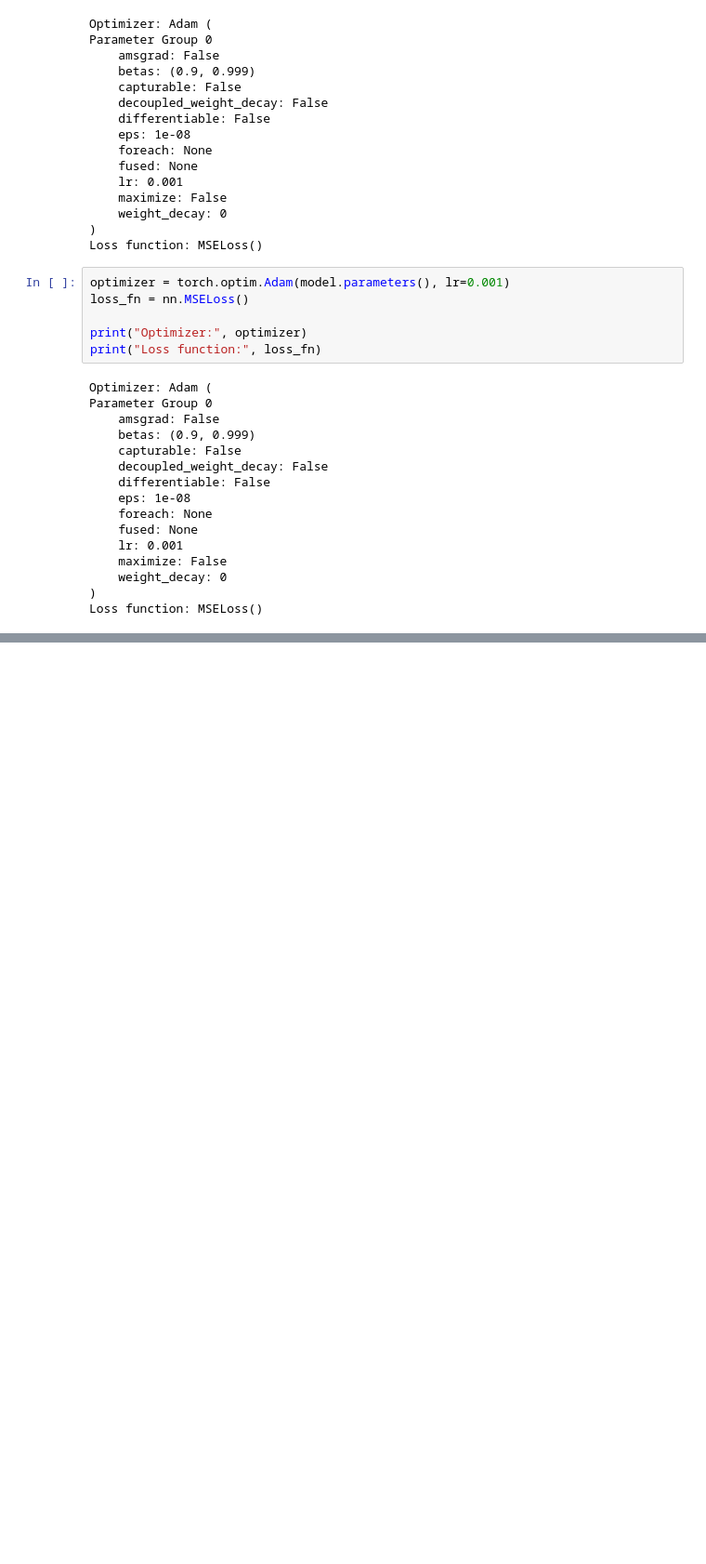
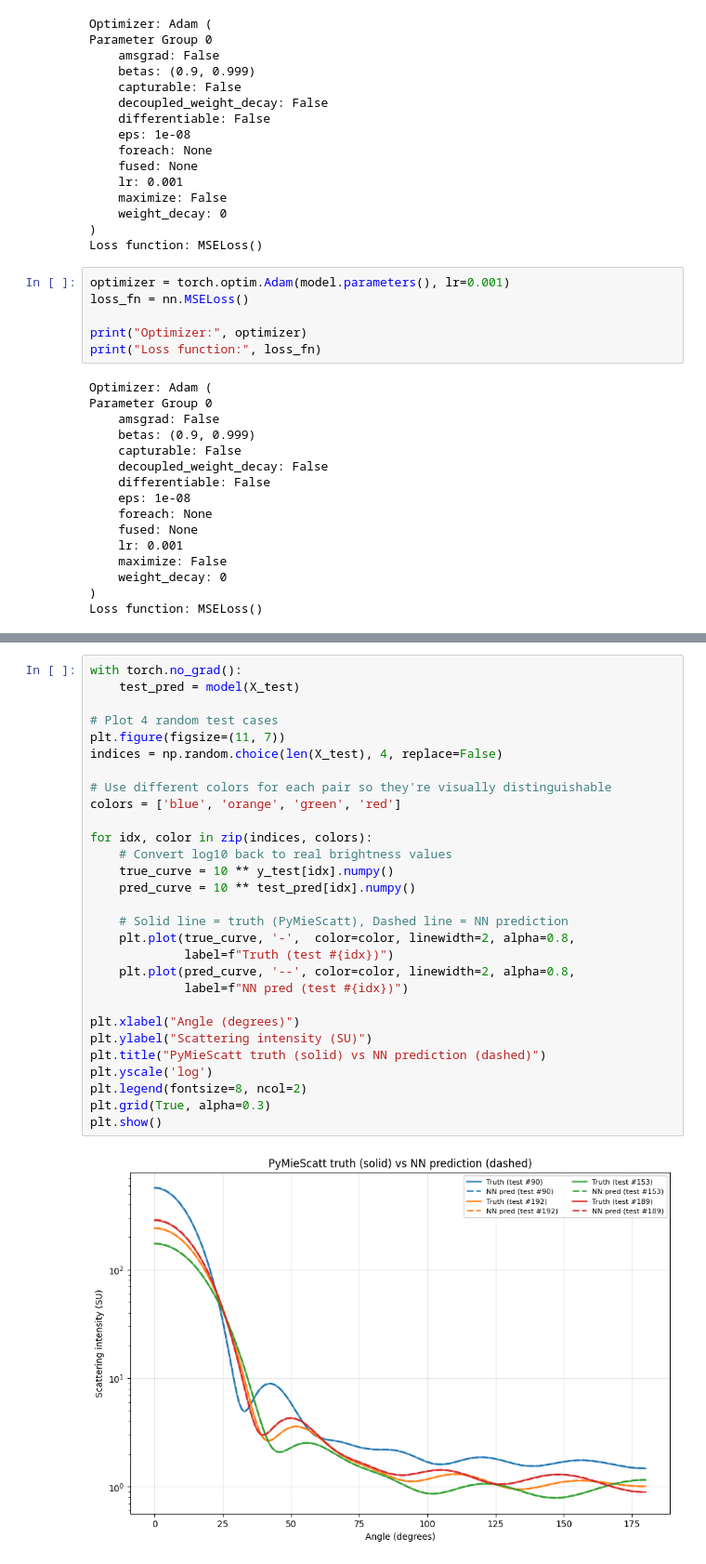
Before and after one commit to james-613/Simple-Mie-Theory-Neural-Network, a Jupyter notebook: simple_mie_theory_NN.ipynb, the cells around one changed output, grey strips where cells are left out. Shown at 93% size. Saved outputs shown, nothing was run; the diff lists cells and outputs as text; blank space fills up the shorter version.

```diff
--- a/simple_mie_theory_NN.ipynb
+++ b/simple_mie_theory_NN.ipynb
@@ -303,0 +303,31 @@ Epoch 180  Train: 6.55e-06  Test: 5.11e-06
+# %%
+with torch.no_grad():
+    test_pred = model(X_test)
+
+# Plot 4 random test cases
+plt.figure(figsize=(11, 7))
+indices = np.random.choice(len(X_test), 4, replace=False)
+
+# Use different colors for each pair so they're visually distinguishable
+colors = ['blue', 'orange', 'green', 'red']
+
+for idx, color in zip(indices, colors):
+    # Convert log10 back to real brightness values
+    true_curve = 10 ** y_test[idx].numpy()
+    pred_curve = 10 ** test_pred[idx].numpy()
+
+    # Solid line = truth (PyMieScatt), Dashed line = NN prediction
+    plt.plot(true_curve, '-',  color=color, linewidth=2, alpha=0.8,
+             label=f"Truth (test #{idx})")
+    plt.plot(pred_curve, '--', color=color, linewidth=2, alpha=0.8,
+             label=f"NN pred (test #{idx})")
+
+plt.xlabel("Angle (degrees)")
+plt.ylabel("Scattering intensity (SU)")
+plt.title("PyMieScatt truth (solid) vs NN prediction (dashed)")
+plt.yscale('log')
+plt.legend(fontsize=8, ncol=2)
+plt.grid(True, alpha=0.3)
+plt.show()
+# %% [output]
+[figure, added]
```
Also changed, not shown: parts of 4 cells of this notebook.
